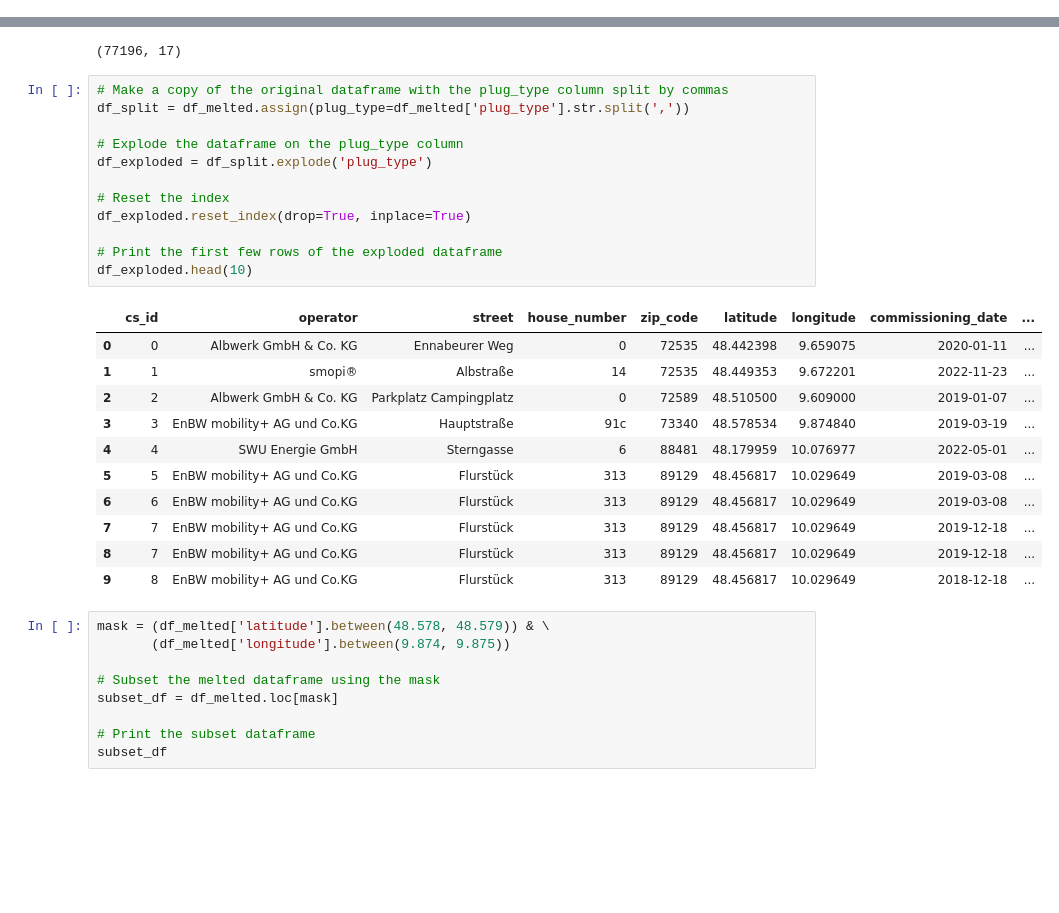
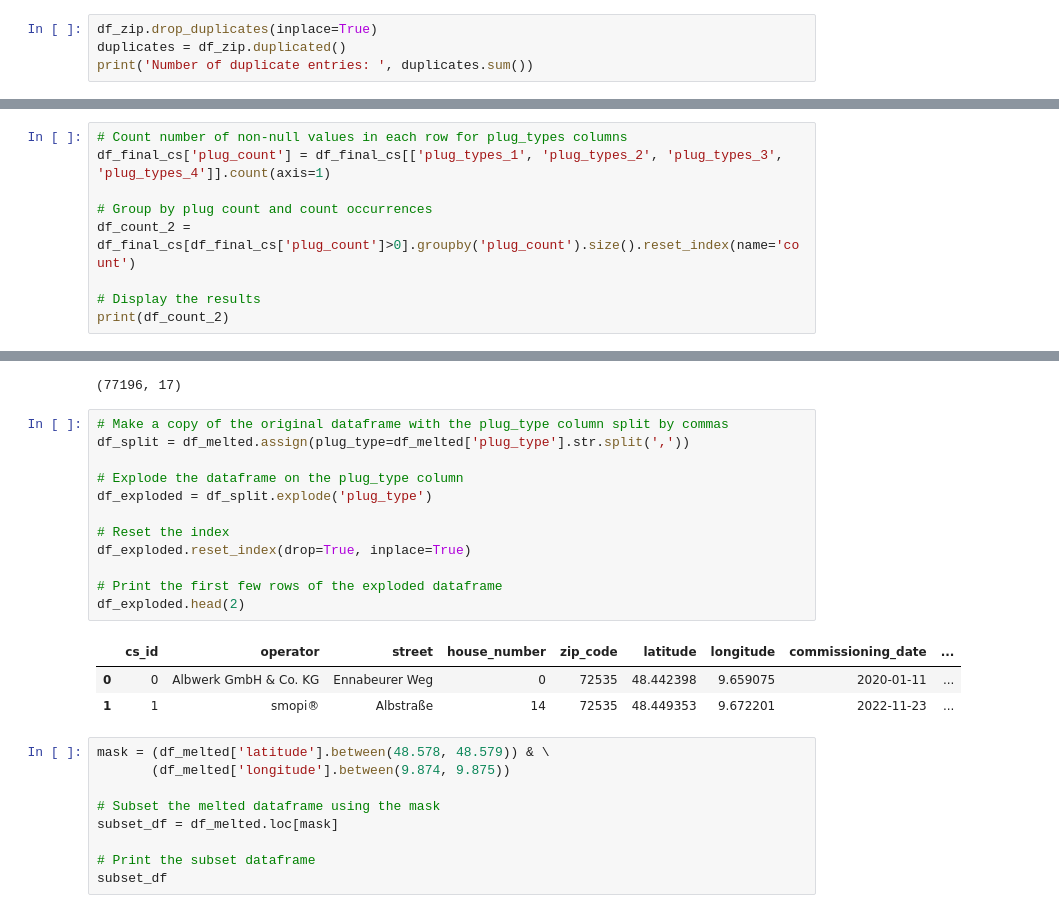
Before and after one commit to RomyBrate/capstone_project_ev, a Jupyter notebook: charging_stations/charging_stations.ipynb, the cells around one changed output, grey strips where cells are left out. Drawn from its saved outputs; the diff is of its cells as text; blank space fills up the shorter version.

```diff
--- a/charging_stations/charging_stations.ipynb
+++ b/charging_stations/charging_stations.ipynb
@@ -484,0 +503,4 @@ df_zip.head(10)
+# %%
+df_zip.drop_duplicates(inplace=True)
+duplicates = df_zip.duplicated()
+print('Number of duplicate entries: ', duplicates.sum())
@@ -756,3 +805,12 @@ df_final_cs.head(4)
 df_final_cs.shape
 # %% [output]
 (40674, 23)
+# %%
+# Count number of non-null values in each row for plug_types columns
+df_final_cs['plug_count'] = df_final_cs[['plug_types_1', 'plug_types_2', 'plug_types_3', 'plug_types_4']].count(axis=1)
+
+# Group by plug count and count occurrences
+df_count_2 = df_final_cs[df_final_cs['plug_count']>0].groupby('plug_count').size().reset_index(name='count')
+
+# Display the results
+print(df_count_2)
@@ -807,27 +863,19 @@ df_melted.shape
 # %%
 # Make a copy of the original dataframe with the plug_type column split by commas
 df_split = df_melted.assign(plug_type=df_melted['plug_type'].str.split(','))
 
 # Explode the dataframe on the plug_type column
 df_exploded = df_split.explode('plug_type')
 
 # Reset the index
 df_exploded.reset_index(drop=True, inplace=True)
 
 # Print the first few rows of the exploded dataframe
-df_exploded.head(10)
+df_exploded.head(2)
 # %% [output]
 |  | cs_id | operator | street | house_number | zip_code | latitude | longitude | commissioning_date | ... |
 | 0 | 0 | Albwerk GmbH & Co. KG | Ennabeurer Weg | 0 | 72535 | 48.442398 | 9.659075 | 2020-01-11 | ... |
 | 1 | 1 | smopi® | Albstraße | 14 | 72535 | 48.449353 | 9.672201 | 2022-11-23 | ... |
-| 2 | 2 | Albwerk GmbH & Co. KG | Parkplatz Campingplatz | 0 | 72589 | 48.510500 | 9.609000 | 2019-01-07 | ... |
-| 3 | 3 | EnBW mobility+ AG und Co.KG | Hauptstraße | 91c | 73340 | 48.578534 | 9.874840 | 2019-03-19 | ... |
-| 4 | 4 | SWU Energie GmbH | Sterngasse | 6 | 88481 | 48.179959 | 10.076977 | 2022-05-01 | ... |
-| 5 | 5 | EnBW mobility+ AG und Co.KG | Flurstück | 313 | 89129 | 48.456817 | 10.029649 | 2019-03-08 | ... |
-| 6 | 6 | EnBW mobility+ AG und Co.KG | Flurstück | 313 | 89129 | 48.456817 | 10.029649 | 2019-03-08 | ... |
-| 7 | 7 | EnBW mobility+ AG und Co.KG | Flurstück | 313 | 89129 | 48.456817 | 10.029649 | 2019-12-18 | ... |
-| 8 | 7 | EnBW mobility+ AG und Co.KG | Flurstück | 313 | 89129 | 48.456817 | 10.029649 | 2019-12-18 | ... |
-| 9 | 8 | EnBW mobility+ AG und Co.KG | Flurstück | 313 | 89129 | 48.456817 | 10.029649 | 2018-12-18 | ... |
 # %%
 mask = (df_melted['latitude'].between(48.578, 48.579)) & \
        (df_melted['longitude'].between(9.874, 9.875))
```
Also changed, not shown: parts of 11 cells of this notebook, 22 other files.
